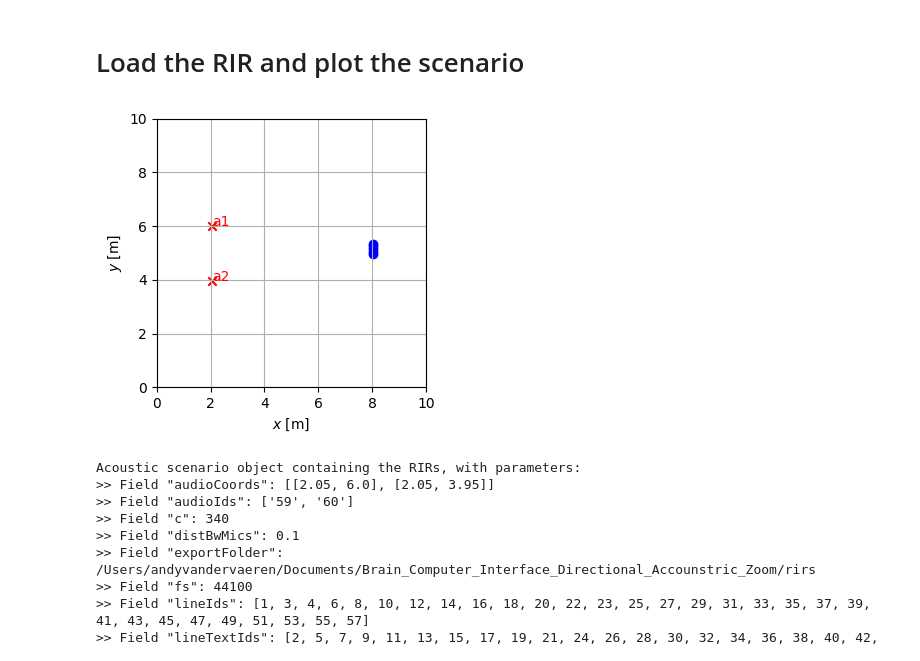
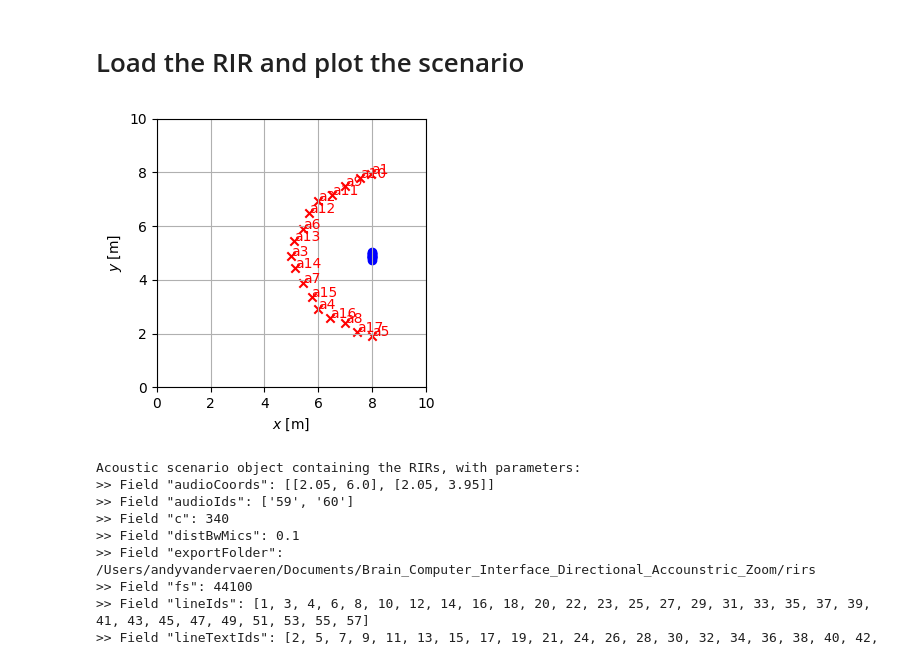
Before and after one commit to andyvdv/Brain_Computer_Interface_Directional_Acoustic_Zoom, a Jupyter notebook: analysis.ipynb, the cells around one changed output. Saved outputs shown, nothing was run; the diff lists cells and outputs as text; code cells hidden in the pictures.

Commit message:
week 4 work

```diff
--- a/analysis.ipynb
+++ b/analysis.ipynb
@@ -9,10 +9,10 @@ Applyting Mac OS 12.3+ Alpha Channel fix.  Your default Alpha Channel is now 0.9
 # %% [markdown]
 # Load the RIR and plot the scenario
 # %%
-acousticScenario = load_rirs(path=os.getcwd() +"/rirs/Week_3/rirs_part1_no_noise.pkl.gz")
+acousticScenario = load_rirs(path=os.getcwd() +"/rirs/Week_4/rirs_part1_17sources_all_angles.pkl.gz")
 acousticScenario.plot_asc()
 # %% [output]
-[figure, old version]
+[figure, new version]
 # %%
 print(acousticScenario)
 print(acousticScenario.RIRsAudio.shape)
```
Also changed, not shown: parts of 1 cell of this notebook, 20 other files.
